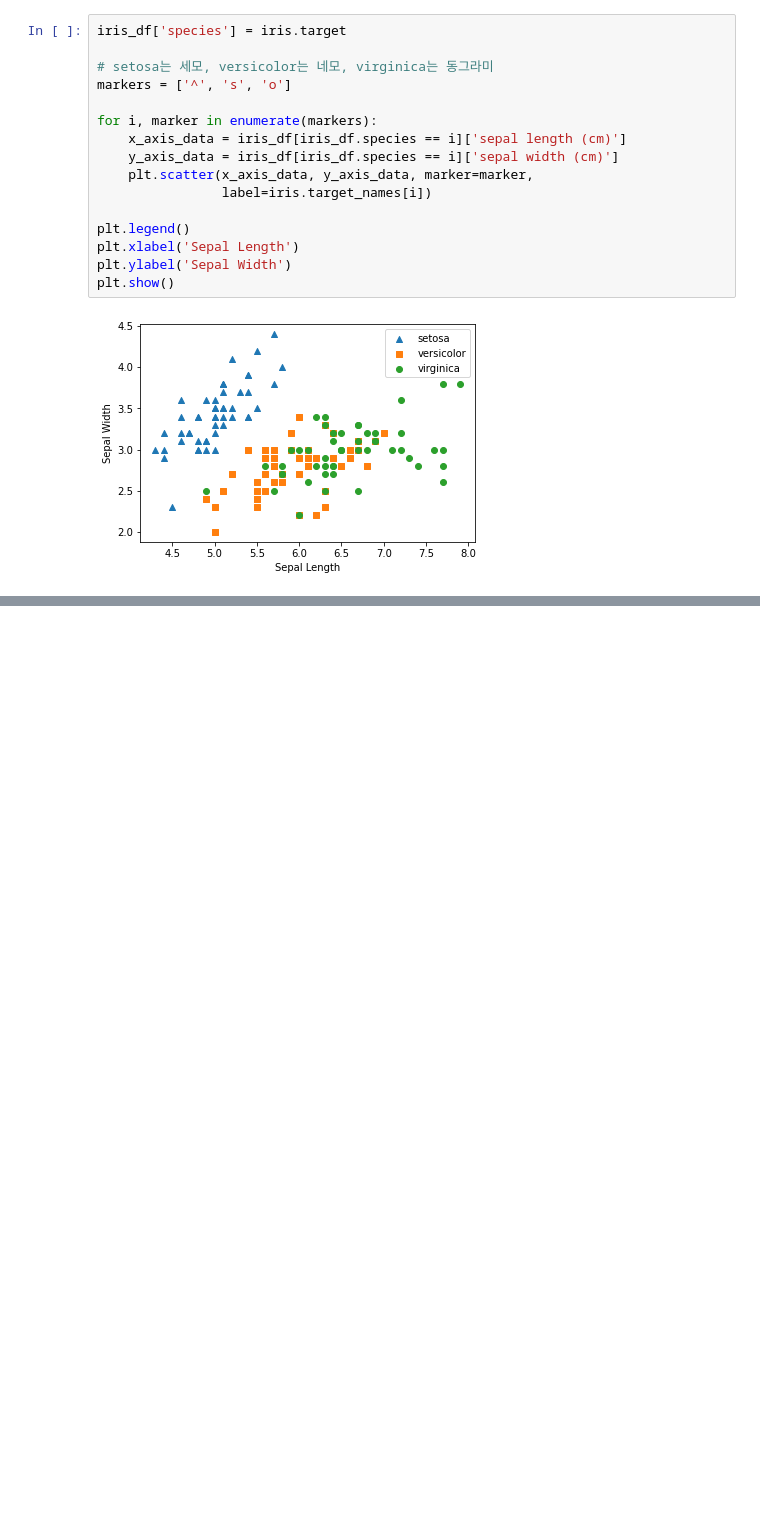
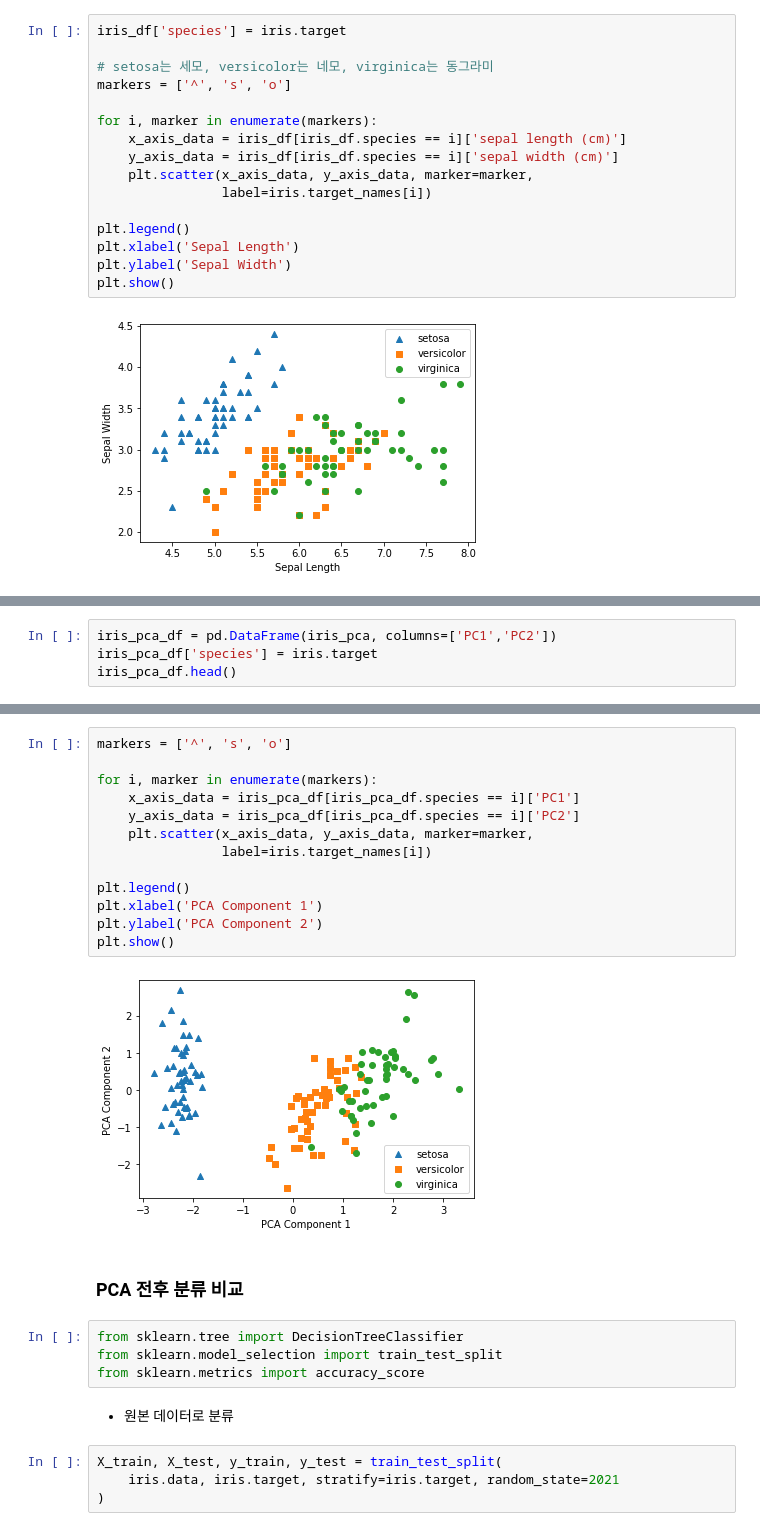
Before and after one commit to ckiekim/Machine-Learning-2021-2, a Jupyter notebook: 04.PCA/01_PCA.ipynb, the cells around one changed output, grey strips where cells are left out. Drawn from its saved outputs; the diff is of its cells as text; blank space fills up the shorter version.

```diff
--- a/04.PCA/01_PCA.ipynb
+++ b/04.PCA/01_PCA.ipynb
@@ -141,0 +144,4 @@ plt.show()
+# %%
+iris_pca_df = pd.DataFrame(iris_pca, columns=['PC1','PC2'])
+iris_pca_df['species'] = iris.target
+iris_pca_df.head()
@@ -141,0 +155,27 @@ plt.show()
+# %%
+markers = ['^', 's', 'o']
+
+for i, marker in enumerate(markers):
+    x_axis_data = iris_pca_df[iris_pca_df.species == i]['PC1']
+    y_axis_data = iris_pca_df[iris_pca_df.species == i]['PC2']
+    plt.scatter(x_axis_data, y_axis_data, marker=marker,
+                label=iris.target_names[i])
+
+plt.legend()
+plt.xlabel('PCA Component 1')
+plt.ylabel('PCA Component 2')
+plt.show()
+# %% [output]
+[figure, added]
+# %% [markdown]
+### PCA 전후 분류 비교
+# %%
+from sklearn.tree import DecisionTreeClassifier
+from sklearn.model_selection import train_test_split
+from sklearn.metrics import accuracy_score
+# %% [markdown]
+- 원본 데이터로 분류
+# %%
+X_train, X_test, y_train, y_test = train_test_split(
+    iris.data, iris.target, stratify=iris.target, random_state=2021
+)
```
Also changed, not shown: parts of 6 cells of this notebook, 1 other file.
